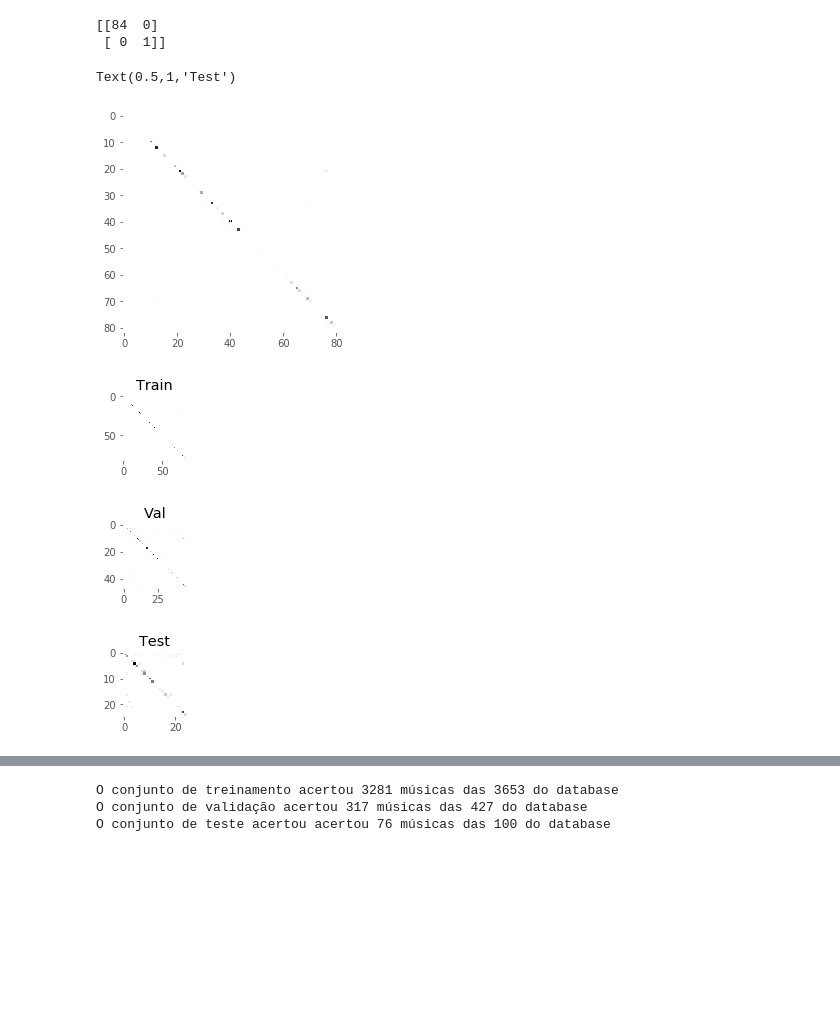
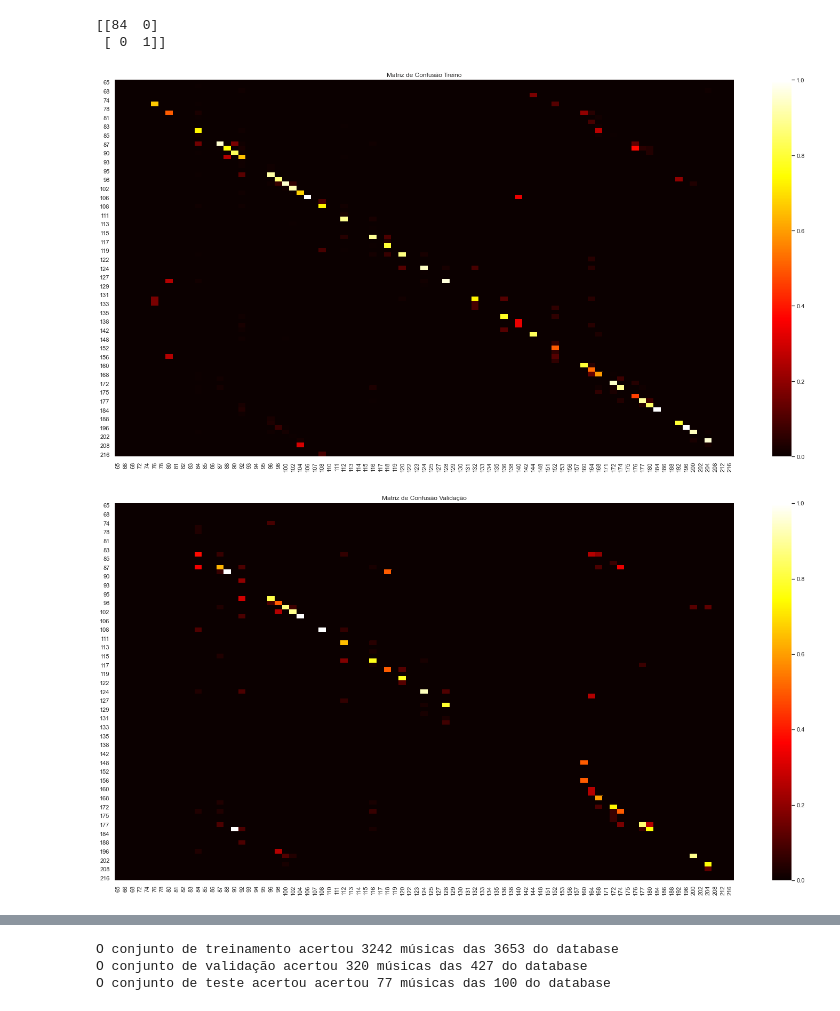
Before and after one commit to GPAD-UFBA/CNNPeDF, a Jupyter notebook: CNN.ipynb, the cells around one changed output, grey strips where cells are left out. Saved outputs shown, nothing was run; the diff lists cells and outputs as text; code cells hidden in the pictures; blank space fills up the shorter version.

```diff
--- a/CNN.ipynb
+++ b/CNN.ipynb
@@ -331,34 +335,35 @@ print(cmval)
 # %% [output]
 [[84  0]
  [ 0  1]]
-# %%
-from sklearn.metrics import confusion_matrix
-
-cm = confusion_matrix(y_predval.argmax(axis=1), Y_val.argmax(axis=1))
-#plt.imshow(cm, cmap='binary')
-
-cm2 = confusion_matrix(y_predtrain.argmax(axis=1), Y_train.argmax(axis=1))
-plt.imshow(cm2, cmap='binary')
-
-cm3 = confusion_matrix(y_predtest.argmax(axis=1), Y_test.argmax(axis=1))
-#plt.imshow(cm3, cmap='binary')
-
-
-fig = plt.figure()
-a = fig.add_subplot(3, 1, 1)
-imgplot = plt.imshow(cm2, cmap='binary')
-a.set_title('Train')
-fig = plt.figure()
-a = fig.add_subplot(3, 1, 2)
-imgplot = plt.imshow(cm, cmap='binary')
-a.set_title('Val')
-fig = plt.figure()
-a = fig.add_subplot(3, 1, 3)
-imgplot = plt.imshow(cm3, cmap='binary')
-a.set_title('Test')
-# %% [output]
-Text(0.5,1,'Test')
-[figure, removed]
-[figure, removed]
-[figure, removed]
-[figure, removed]
+# %%
+#Tamanho da Figura
+plt.rcParams['figure.figsize'] = (26,13)
+ClassesIndex = Classes_sort.reshape(85) #1-D vector
+
+#Treino
+cm=metrics.confusion_matrix(Y_train.argmax(axis=1),y_predtrain.argmax(axis=1),normalize='pred',labels=range(Y_train.shape[1]))
+df_cm = pd.DataFrame(cm, index = ClassesIndex, columns = ClassesIndex)
+sn.set(font_scale=1) # for label size
+#sn.heatmap(df_cm,linewidths=.5,cmap='hot',annot=True, annot_kws={"size": 16}) # Para fig size = 110,70
+plt.title('Matriz de Confusão Treino')
+sn.heatmap(df_cm,cmap='hot')
+plt.show()
+
+#Validação
+cm=metrics.confusion_matrix(Y_val.argmax(axis=1),y_predval.argmax(axis=1),normalize='pred',labels=range(Y_val.shape[1]))
+df_cm = pd.DataFrame(cm, index = ClassesIndex, columns = ClassesIndex)
+sn.set(font_scale=1)
+plt.title('Matriz de Confusão Validação')
+sn.heatmap(df_cm,cmap='hot')
+plt.show()
+
+#Teste
+cm=metrics.confusion_matrix(Y_test.argmax(axis=1),y_predtest.argmax(axis=1),normalize='pred',labels=range(Y_test.shape[1]))
+df_cm = pd.DataFrame(cm, index = ClassesIndex, columns = ClassesIndex)
+sn.set(font_scale=1)
+plt.title('Matriz de Confusão Teste')
+sn.heatmap(df_cm,cmap='hot')
+plt.show()
+# %% [output]
+[figure, added]
+[figure, added]
@@ -383,9 +389,9 @@ print(f"O conjunto de treinamento acertou {b} músicas das {len(Y_train)} do dat
 print(f"O conjunto de validação acertou {a} músicas das {len(Y_val)} do database")
 print(f"O conjunto de teste acertou acertou {c} músicas das {len(Y_test)} do database")
 # %% [output]
-O conjunto de treinamento acertou 3281 músicas das 3653 do database
-O conjunto de validação acertou 317 músicas das 427 do database
-O conjunto de teste acertou acertou 76 músicas das 100 do database
+O conjunto de treinamento acertou 3242 músicas das 3653 do database
+O conjunto de validação acertou 320 músicas das 427 do database
+O conjunto de teste acertou acertou 77 músicas das 100 do database
 # %%
 print(f"O conjunto de treinamento tem {b*100/(len(Y_train))}% de acerto.")
 print(f"O conjunto de validação tem {a*100/(len(Y_val))}% de acerto.")
```
Also changed, not shown: parts of 11 cells of this notebook.
